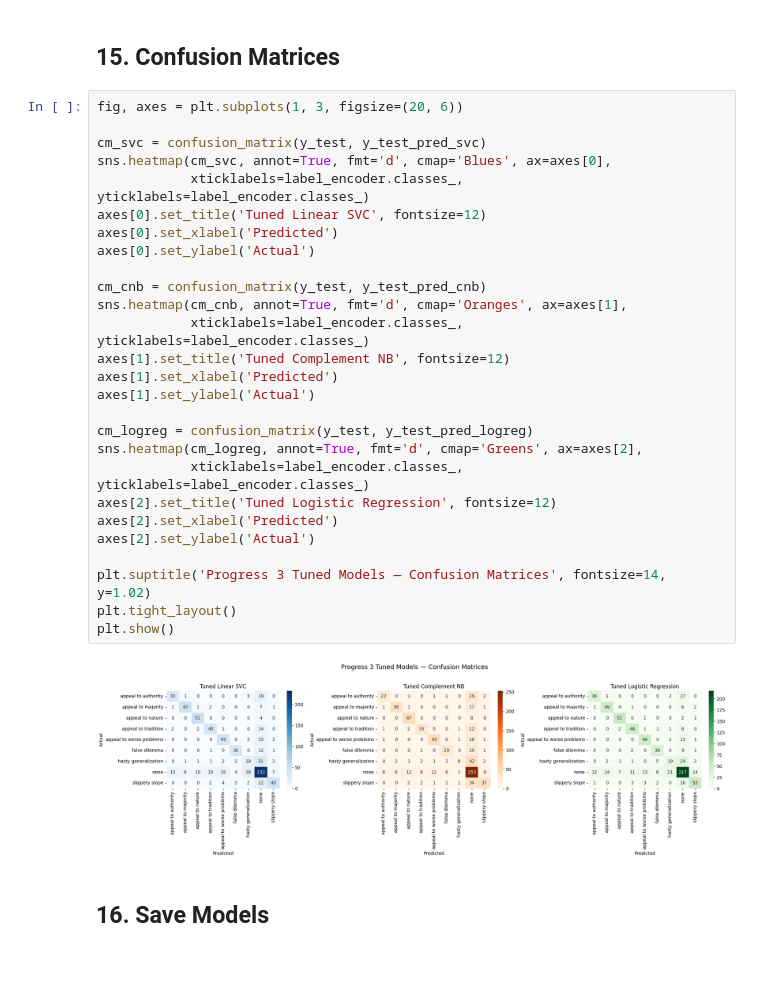
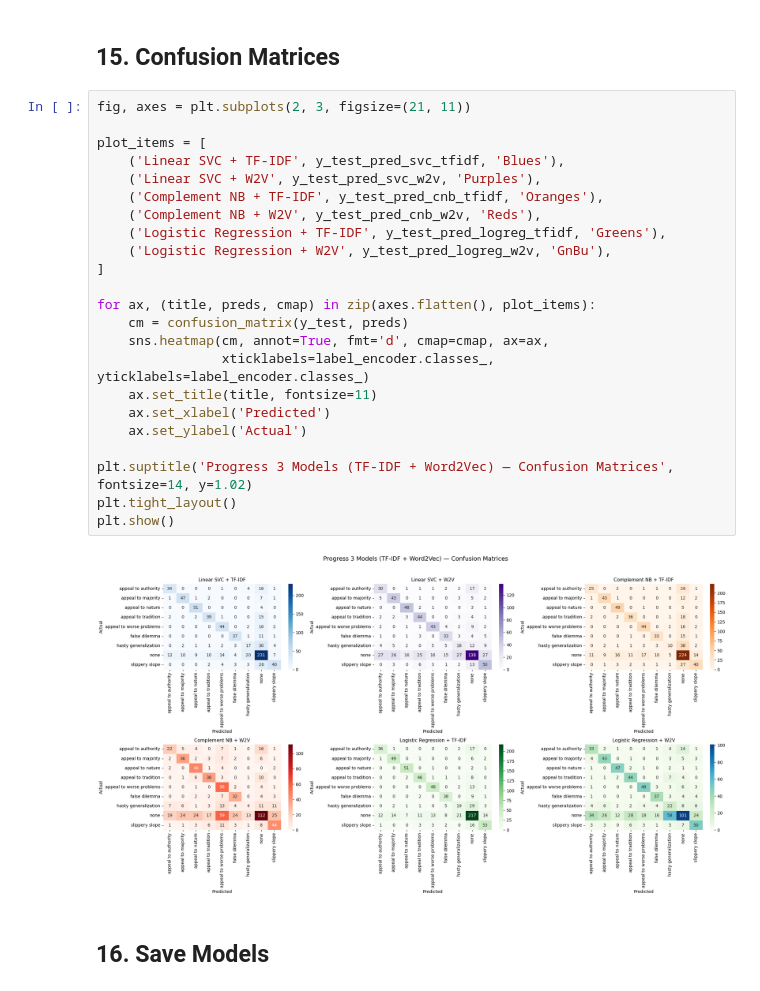
Before and after one commit to aristelcrowley/logical-fallacy-classification, a Jupyter notebook: progress_3.ipynb, the cells around one changed output. Cells and saved outputs as stored; diff of their text form; blank space fills up the shorter version.

```diff
--- a/progress_3.ipynb
+++ b/progress_3.ipynb
@@ -750,35 +621,31 @@ display(per_class_df.style.format({
 | 6 | hasty generalization | 0.4222 | 0.3167 | 0.3619 | 60 |
 # %% [markdown]
 ## 15. Confusion Matrices
-# %%
-fig, axes = plt.subplots(1, 3, figsize=(20, 6))
-
-cm_svc = confusion_matrix(y_test, y_test_pred_svc)
-sns.heatmap(cm_svc, annot=True, fmt='d', cmap='Blues', ax=axes[0],
-            xticklabels=label_encoder.classes_, yticklabels=label_encoder.classes_)
-axes[0].set_title('Tuned Linear SVC', fontsize=12)
-axes[0].set_xlabel('Predicted')
-axes[0].set_ylabel('Actual')
-
-cm_cnb = confusion_matrix(y_test, y_test_pred_cnb)
-sns.heatmap(cm_cnb, annot=True, fmt='d', cmap='Oranges', ax=axes[1],
-            xticklabels=label_encoder.classes_, yticklabels=label_encoder.classes_)
-axes[1].set_title('Tuned Complement NB', fontsize=12)
-axes[1].set_xlabel('Predicted')
-axes[1].set_ylabel('Actual')
-
-cm_logreg = confusion_matrix(y_test, y_test_pred_logreg)
-sns.heatmap(cm_logreg, annot=True, fmt='d', cmap='Greens', ax=axes[2],
-            xticklabels=label_encoder.classes_, yticklabels=label_encoder.classes_)
-axes[2].set_title('Tuned Logistic Regression', fontsize=12)
-axes[2].set_xlabel('Predicted')
-axes[2].set_ylabel('Actual')
-
-plt.suptitle('Progress 3 Tuned Models — Confusion Matrices', fontsize=14, y=1.02)
-plt.tight_layout()
-plt.show()
-# %% [output]
-[figure, removed]
+# %%
+fig, axes = plt.subplots(2, 3, figsize=(21, 11))
+
+plot_items = [
+    ('Linear SVC + TF-IDF', y_test_pred_svc_tfidf, 'Blues'),
+    ('Linear SVC + W2V', y_test_pred_svc_w2v, 'Purples'),
+    ('Complement NB + TF-IDF', y_test_pred_cnb_tfidf, 'Oranges'),
+    ('Complement NB + W2V', y_test_pred_cnb_w2v, 'Reds'),
+    ('Logistic Regression + TF-IDF', y_test_pred_logreg_tfidf, 'Greens'),
+    ('Logistic Regression + W2V', y_test_pred_logreg_w2v, 'GnBu'),
+]
+
+for ax, (title, preds, cmap) in zip(axes.flatten(), plot_items):
+    cm = confusion_matrix(y_test, preds)
+    sns.heatmap(cm, annot=True, fmt='d', cmap=cmap, ax=ax,
+                xticklabels=label_encoder.classes_, yticklabels=label_encoder.classes_)
+    ax.set_title(title, fontsize=11)
+    ax.set_xlabel('Predicted')
+    ax.set_ylabel('Actual')
+
+plt.suptitle('Progress 3 Models (TF-IDF + Word2Vec) — Confusion Matrices', fontsize=14, y=1.02)
+plt.tight_layout()
+plt.show()
+# %% [output]
+[figure, added]
 # %% [markdown]
 ## 16. Save Models
 # %%
```
Also changed, not shown: parts of 26 cells of this notebook, 10 other files.
